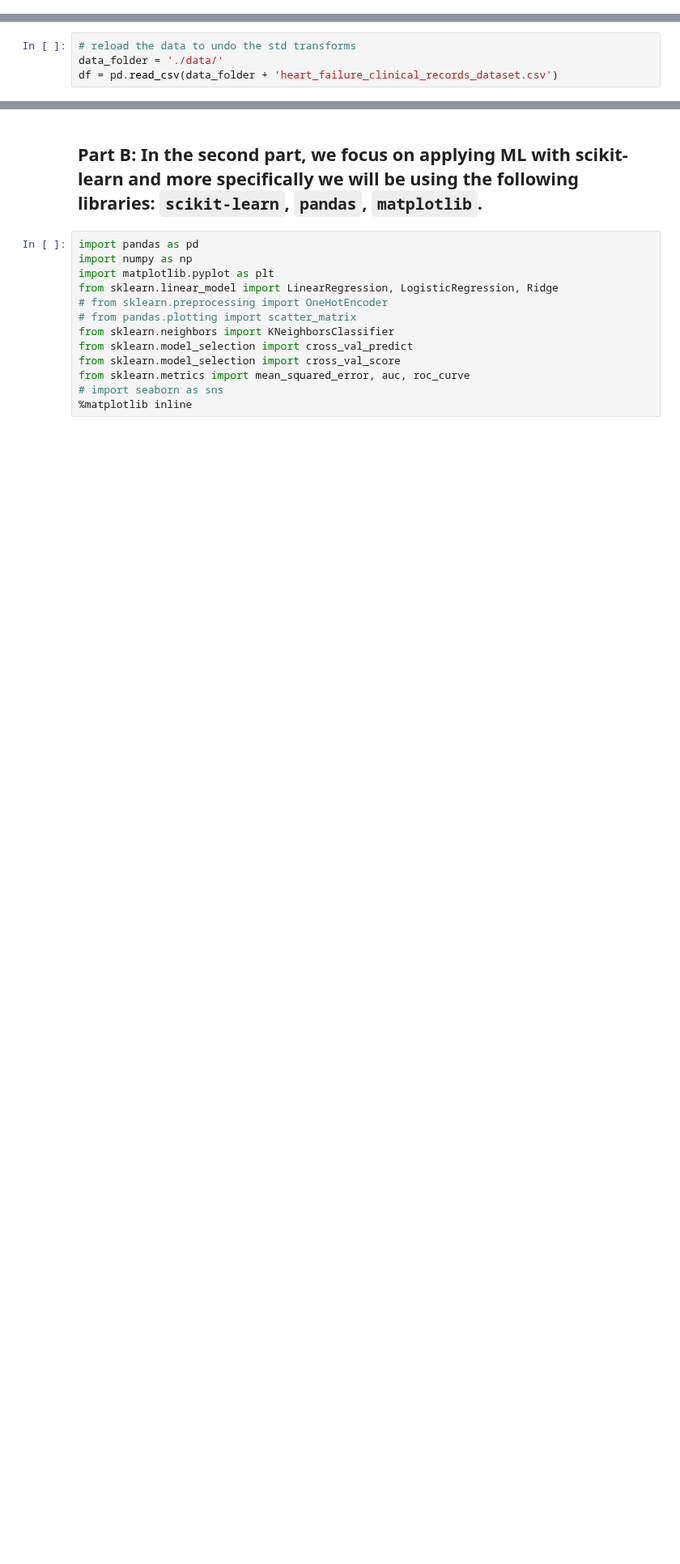
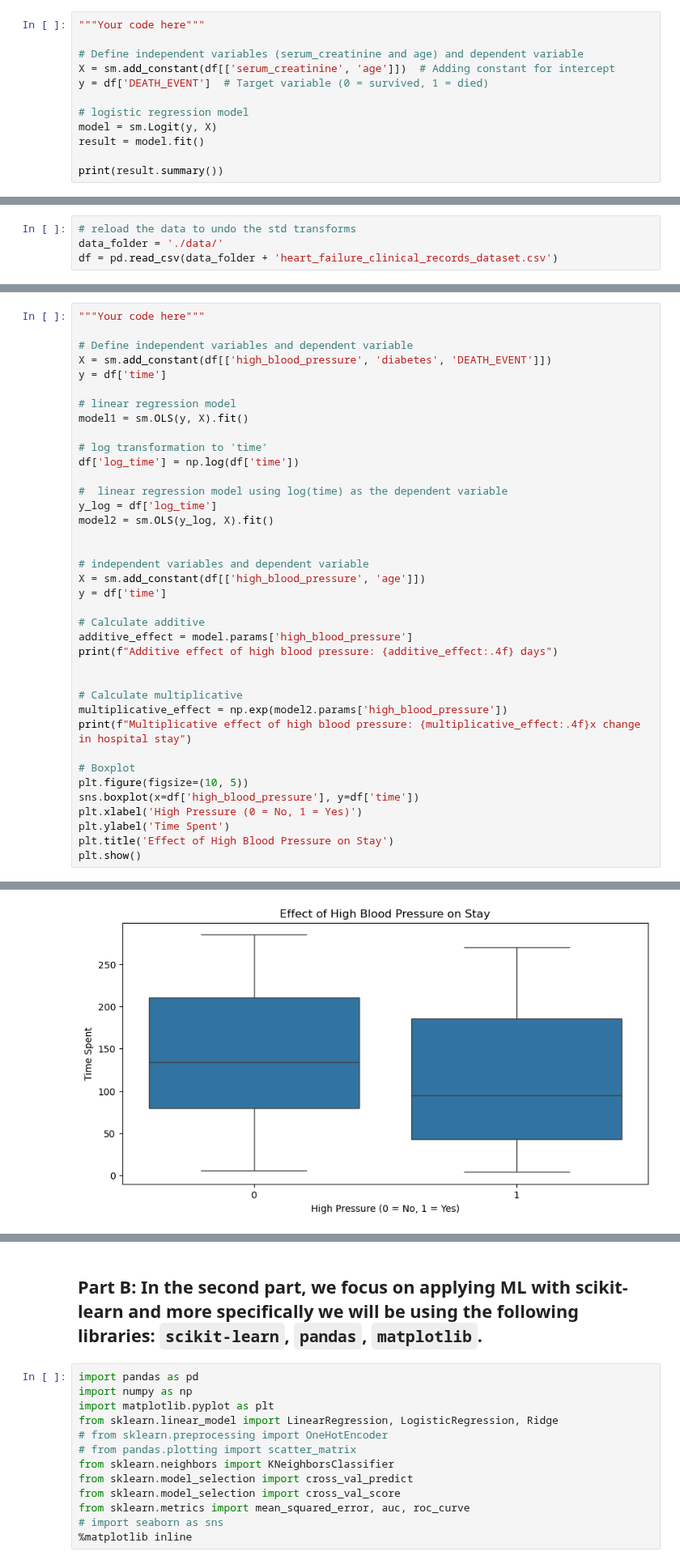
Before and after one commit to Ingridsm21/Data_Analysis, a Jupyter notebook: bootcamp3/Regression_analysis.ipynb, the cells around one changed output, grey strips where cells are left out. Shown at 81% size. Saved outputs shown, nothing was run; the diff lists cells and outputs as text; blank space fills up the shorter version.

```diff
--- a/bootcamp3/Regression_analysis.ipynb
+++ b/bootcamp3/Regression_analysis.ipynb
@@ -389,0 +429,12 @@ stats.pearsonr(df["age"].values, df["serum_creatinine"])
+# %%
+"""Your code here"""
+
+# Define independent variables (serum_creatinine and age) and dependent variable
+X = sm.add_constant(df[['serum_creatinine', 'age']])  # Adding constant for intercept
+y = df['DEATH_EVENT']  # Target variable (0 = survived, 1 = died)
+
+# logistic regression model
+model = sm.Logit(y, X)
+result = model.fit()
+
+print(result.summary())
@@ -408,0 +476,39 @@ df = pd.read_csv(data_folder + 'heart_failure_clinical_records_dataset.csv')
+# %%
+"""Your code here"""
+
+# Define independent variables and dependent variable
+X = sm.add_constant(df[['high_blood_pressure', 'diabetes', 'DEATH_EVENT']])
+y = df['time']
+
+# linear regression model
+model1 = sm.OLS(y, X).fit()
+
+# log transformation to 'time'
+df['log_time'] = np.log(df['time'])
+
+#  linear regression model using log(time) as the dependent variable
+y_log = df['log_time']
+model2 = sm.OLS(y_log, X).fit()
+
+
+# independent variables and dependent variable
+X = sm.add_constant(df[['high_blood_pressure', 'age']])
+y = df['time']
+
+# Calculate additive
+additive_effect = model.params['high_blood_pressure']
+print(f"Additive effect of high blood pressure: {additive_effect:.4f} days")
+
+
+# Calculate multiplicative
+multiplicative_effect = np.exp(model2.params['high_blood_pressure'])
+print(f"Multiplicative effect of high blood pressure: {multiplicative_effect:.4f}x change in hospital stay")
+
+# Boxplot
+plt.figure(figsize=(10, 5))
+sns.boxplot(x=df['high_blood_pressure'], y=df['time'])
+plt.xlabel('High Pressure (0 = No, 1 = Yes)')
+plt.ylabel('Time Spent')
+plt.title('Effect of High Blood Pressure on Stay')
+plt.show()
+# %% [output]
@@ -408,0 +517 @@ df = pd.read_csv(data_folder + 'heart_failure_clinical_records_dataset.csv')
+[figure, added]
```
Also changed, not shown: parts of 17 cells of this notebook.
